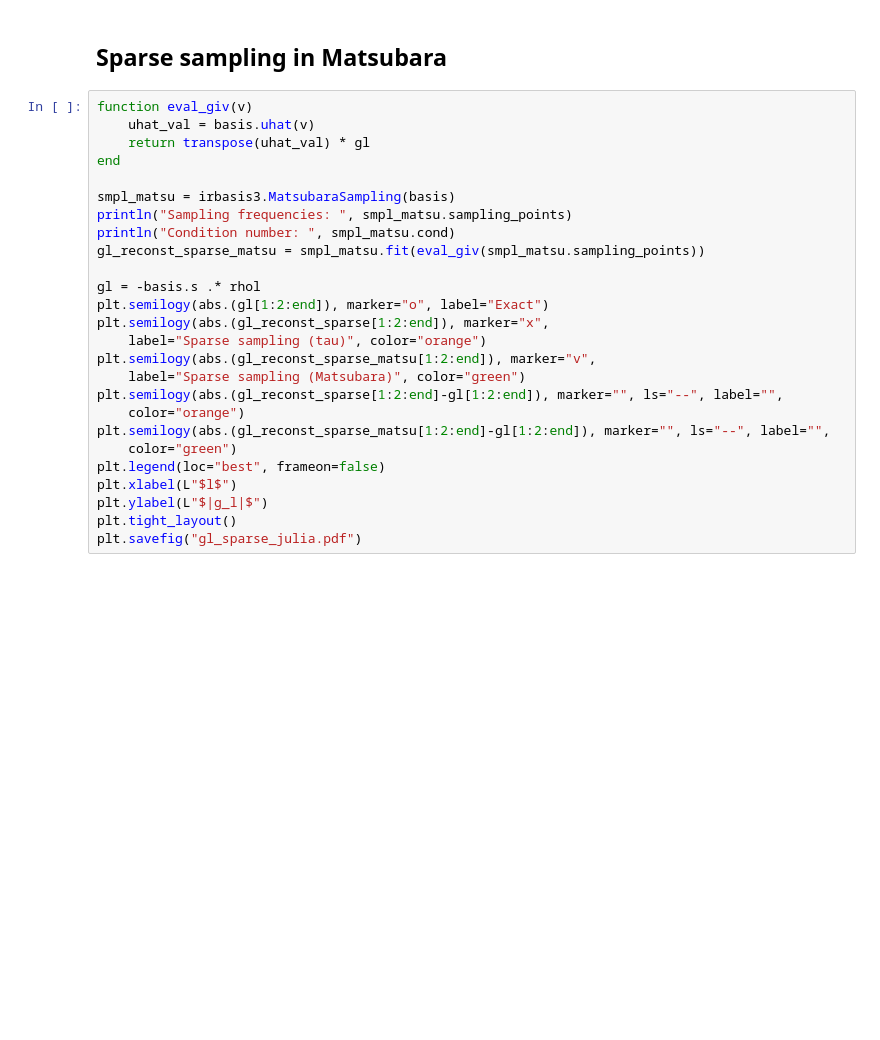
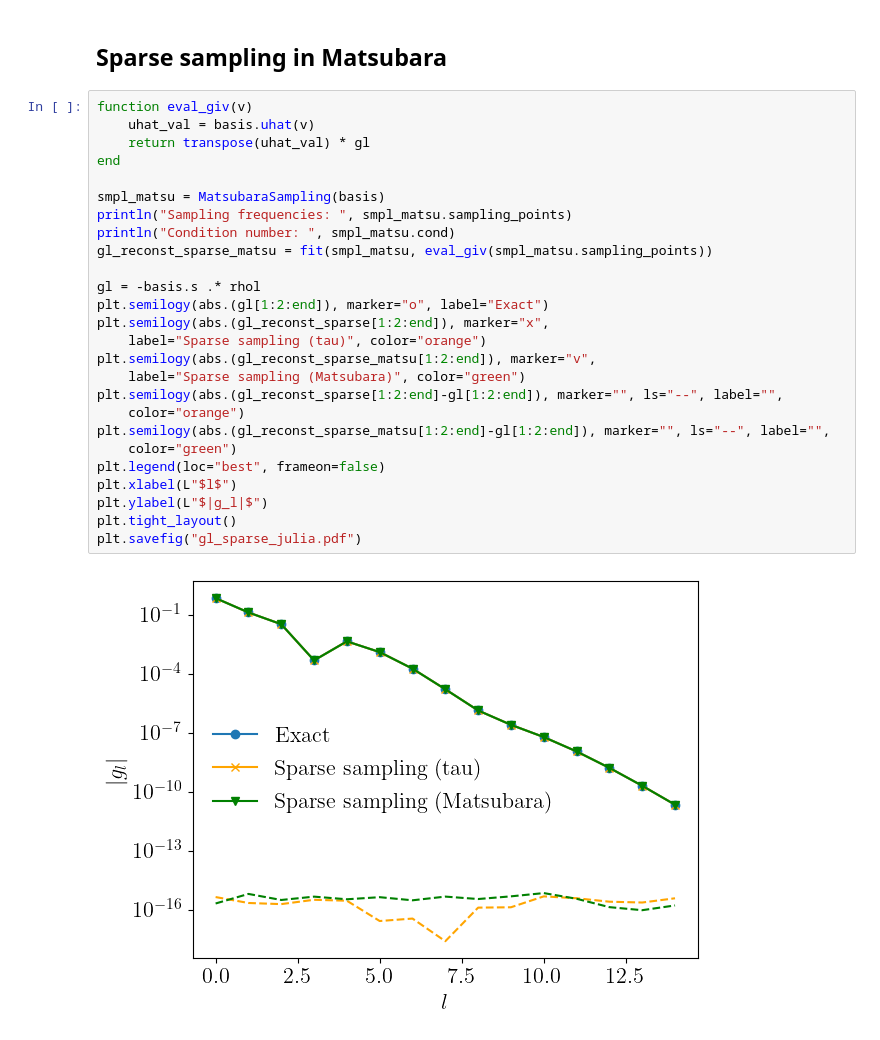
Before and after one commit to shinaoka/numerical_recipes_many_body_physics, a Jupyter notebook: julia/section7.ipynb, the cells around one changed output. Cells and saved outputs as stored; diff of their text form; blank space fills up the shorter version.

```diff
--- a/julia/section7.ipynb
+++ b/julia/section7.ipynb
@@ -160,28 +164,29 @@ PyObject Text(46.139200221392, 0.5, '$|g_l|$')
 # %%
 function eval_giv(v)
     uhat_val = basis.uhat(v)
     return transpose(uhat_val) * gl
 end
 
-smpl_matsu = irbasis3.MatsubaraSampling(basis)
+smpl_matsu = MatsubaraSampling(basis)
 println("Sampling frequencies: ", smpl_matsu.sampling_points)
 println("Condition number: ", smpl_matsu.cond)
-gl_reconst_sparse_matsu = smpl_matsu.fit(eval_giv(smpl_matsu.sampling_points))
+gl_reconst_sparse_matsu = fit(smpl_matsu, eval_giv(smpl_matsu.sampling_points))
 
 gl = -basis.s .* rhol
 plt.semilogy(abs.(gl[1:2:end]), marker="o", label="Exact")
 plt.semilogy(abs.(gl_reconst_sparse[1:2:end]), marker="x",
     label="Sparse sampling (tau)", color="orange")
 plt.semilogy(abs.(gl_reconst_sparse_matsu[1:2:end]), marker="v",
     label="Sparse sampling (Matsubara)", color="green")
 plt.semilogy(abs.(gl_reconst_sparse[1:2:end]-gl[1:2:end]), marker="", ls="--", label="",
     color="orange")
 plt.semilogy(abs.(gl_reconst_sparse_matsu[1:2:end]-gl[1:2:end]), marker="", ls="--", label="",
     color="green")
 plt.legend(loc="best", frameon=false)
 plt.xlabel(L"$l$")
 plt.ylabel(L"$|g_l|$")
 plt.tight_layout()
 plt.savefig("gl_sparse_julia.pdf")
 # %% [output]
+[figure, added]
 Sampling frequencies: [-229, -217, -93, -55, -39, -29, -23, -17, -15, -13, -11, -9, -7, -5, -3, -1, 1, 3, 5, 7, 9, 11, 13, 15, 17, 23, 29, 39, 55, 93, 217, 229]
```
Also changed, not shown: parts of 13 cells of this notebook, 3 other files.
